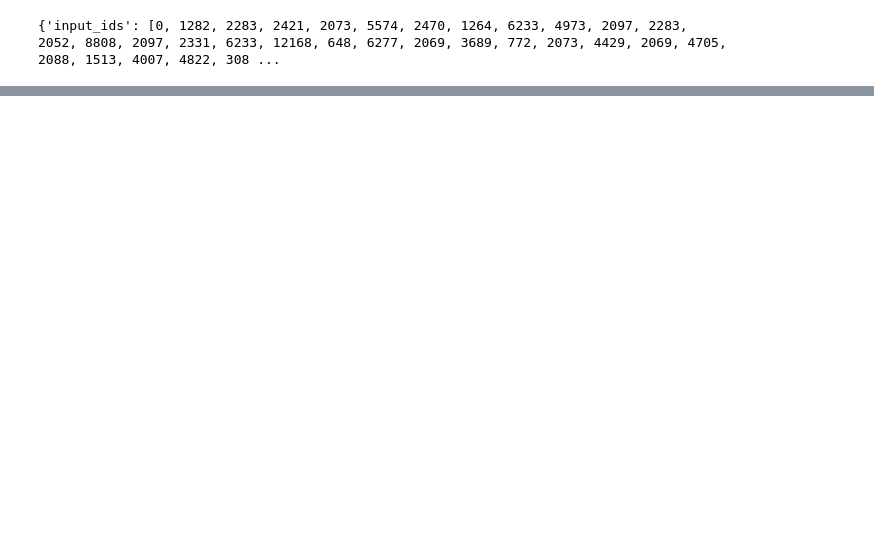
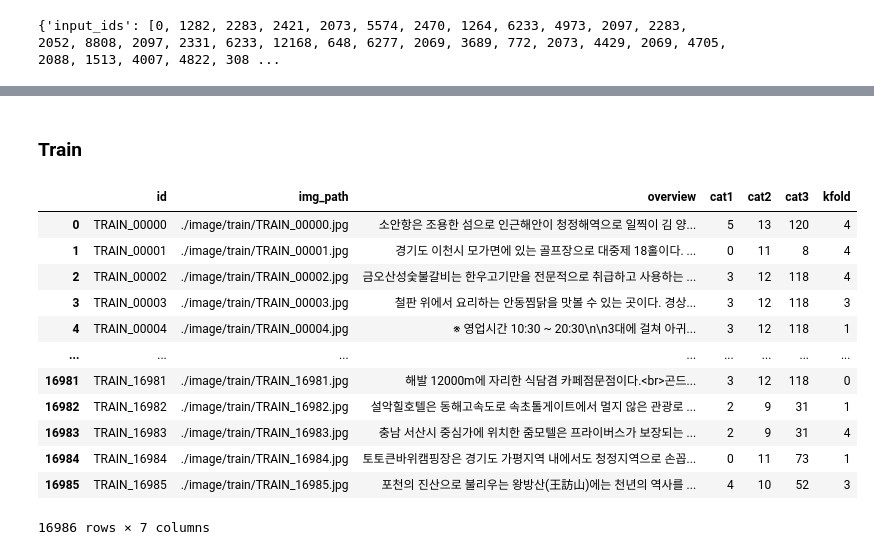
Before and after one commit to seongmin0219/dacon_, a Jupyter notebook: sightseeing_ai_hub/klue_roberta_large.ipynb, the cells around one changed output, grey strips where cells are left out. Saved outputs shown, nothing was run; the diff lists cells and outputs as text; code cells hidden in the pictures; blank space fills up the shorter version.

```diff
--- a/sightseeing_ai_hub/klue_roberta_large.ipynb
+++ b/sightseeing_ai_hub/klue_roberta_large.ipynb
@@ -194,0 +315,23 @@ ValueError: too many values to unpack (expected 2)
+# %% [markdown]
+### Train
+# %%
+import pandas as pd
+import os
+import torch
+device = torch.device("cpu")
+df = pd.read_csv('./input/train_folds.csv')
+df
+# %% [output]
+|  | id | img_path | overview | cat1 | cat2 | cat3 | kfold |
+| 0 | TRAIN_00000 | ./image/train/TRAIN_00000.jpg | 소안항은 조용한 섬으로 인근해안이 청정해역으로 일찍이 김 양... | 5 | 13 | 120 | 4 |
+| 1 | TRAIN_00001 | ./image/train/TRAIN_00001.jpg | 경기도 이천시 모가면에 있는 골프장으로 대중제 18홀이다. ... | 0 | 11 | 8 | 4 |
+| 2 | TRAIN_00002 | ./image/train/TRAIN_00002.jpg | 금오산성숯불갈비는 한우고기만을 전문적으로 취급하고 사용하는 ... | 3 | 12 | 118 | 4 |
+| 3 | TRAIN_00003 | ./image/train/TRAIN_00003.jpg | 철판 위에서 요리하는 안동찜닭을 맛볼 수 있는 곳이다. 경상... | 3 | 12 | 118 | 3 |
+| 4 | TRAIN_00004 | ./image/train/TRAIN_00004.jpg | ※ 영업시간 10:30 ~ 20:30\n\n3대에 걸쳐 아귀... | 3 | 12 | 118 | 1 |
+| ... | ... | ... | ... | ... | ... | ... | ... |
+| 16981 | TRAIN_16981 | ./image/train/TRAIN_16981.jpg | 해발 12000m에 자리한 식담겸 카페점문점이다.<br>곤드... | 3 | 12 | 118 | 0 |
+| 16982 | TRAIN_16982 | ./image/train/TRAIN_16982.jpg | 설악힐호텔은 동해고속도로 속초톨게이트에서 멀지 않은 관광로 ... | 2 | 9 | 31 | 1 |
+| 16983 | TRAIN_16983 | ./image/train/TRAIN_16983.jpg | 충남 서산시 중심가에 위치한 줌모텔은 프라이버스가 보장되는 ... | 2 | 9 | 31 | 4 |
+| 16984 | TRAIN_16984 | ./image/train/TRAIN_16984.jpg | 토토큰바위캠핑장은 경기도 가평지역 내에서도 청정지역으로 손꼽... | 0 | 11 | 73 | 1 |
+| 16985 | TRAIN_16985 | ./image/train/TRAIN_16985.jpg | 포천의 진산으로 불리우는 왕방산(王訪山)에는 천년의 역사를 ... | 4 | 10 | 52 | 3 |
+16986 rows × 7 columns
```
Also changed, not shown: parts of 46 cells of this notebook, 2 other files.
